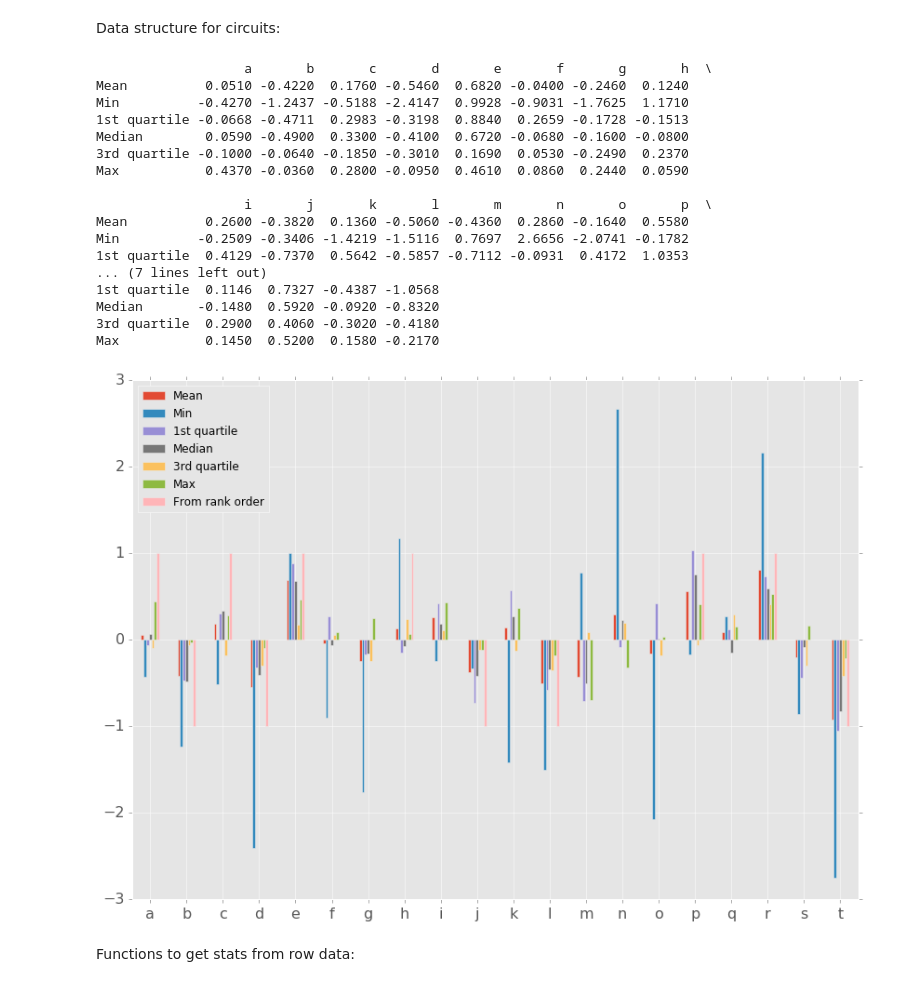
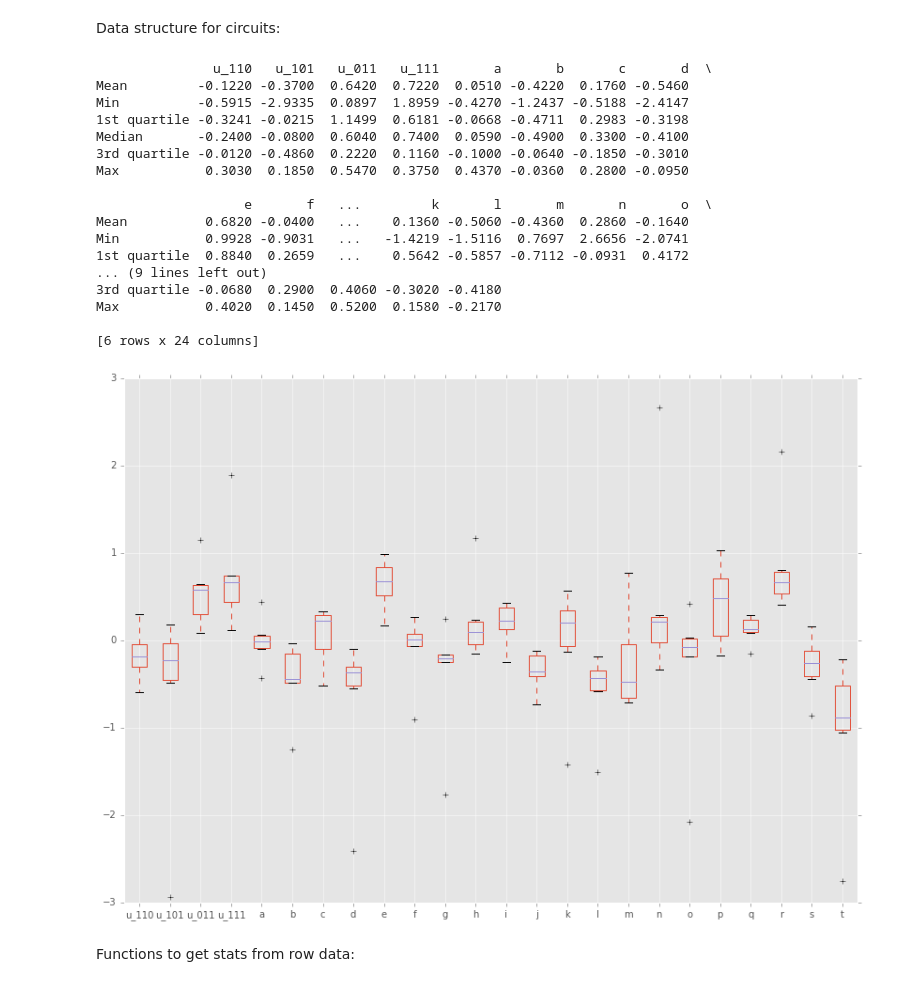
Before and after one commit to gavryushkin/fitlands, a Jupyter notebook: HIV_2007_conventional_analysis.ipynb, the cells around one changed output. Saved outputs shown, nothing was run; the diff lists cells and outputs as text; code cells hidden in the pictures.

```diff
--- a/HIV_2007_conventional_analysis.ipynb
+++ b/HIV_2007_conventional_analysis.ipynb
@@ -297,6 +337,34 @@ w111.max_value = 1.79
 Data structure for circuits:
 # %%
 circuit = pd.DataFrame(index=("Mean", "Min", "1st quartile", "Median", "3rd quartile", "Max"))
+
+circuit["u_110"] = [u_110(w000, w001, w010, w011, w100, w101, w110, w111).mean_value,
+                u_110(w000, w001, w010, w011, w100, w101, w110, w111).min_value,
+                u_110(w000, w001, w010, w011, w100, w101, w110, w111).Q1_value,
+                u_110(w000, w001, w010, w011, w100, w101, w110, w111).median_value,
+                u_110(w000, w001, w010, w011, w100, w101, w110, w111).Q3_value,
+                u_110(w000, w001, w010, w011, w100, w101, w110, w111).max_value]
+
+circuit["u_101"] = [u_101(w000, w001, w010, w011, w100, w101, w110, w111).mean_value,
+                u_101(w000, w001, w010, w011, w100, w101, w110, w111).min_value,
+                u_101(w000, w001, w010, w011, w100, w101, w110, w111).Q1_value,
+                u_101(w000, w001, w010, w011, w100, w101, w110, w111).median_value,
+                u_101(w000, w001, w010, w011, w100, w101, w110, w111).Q3_value,
+                u_101(w000, w001, w010, w011, w100, w101, w110, w111).max_value]
+
+circuit["u_011"] = [u_011(w000, w001, w010, w011, w100, w101, w110, w111).mean_value,
+                u_011(w000, w001, w010, w011, w100, w101, w110, w111).min_value,
+                u_011(w000, w001, w010, w011, w100, w101, w110, w111).Q1_value,
+                u_011(w000, w001, w010, w011, w100, w101, w110, w111).median_value,
+                u_011(w000, w001, w010, w011, w100, w101, w110, w111).Q3_value,
+                u_011(w000, w001, w010, w011, w100, w101, w110, w111).max_value]
+
+circuit["u_111"] = [u_111(w000, w001, w010, w011, w100, w101, w110, w111).mean_value,
+                u_111(w000, w001, w010, w011, w100, w101, w110, w111).min_value,
+                u_111(w000, w001, w010, w011, w100, w101, w110, w111).Q1_value,
+                u_111(w000, w001, w010, w011, w100, w101, w110, w111).median_value,
+                u_111(w000, w001, w010, w011, w100, w101, w110, w111).Q3_value,
+                u_111(w000, w001, w010, w011, w100, w101, w110, w111).max_value]
 
 circuit["a"] = [a(w000, w001, w010, w011, w100, w101, w110, w111).mean_value,
                 a(w000, w001, w010, w011, w100, w101, w110, w111).min_value,
@@ -402,55 +470,56 @@ circuit["p"] = [p(w000, w001, w010, w011, w100, w101, w110, w111).mean_value,
                p(w000, w001, w010, w011, w100, w101, w110, w111).max_value]
 circuit["q"] = [q(w000, w001, w010, w011, w100, w101, w110, w111).mean_value,
                q(w000, w001, w010, w011, w100, w101, w110, w111).min_value,
                q(w000, w001, w010, w011, w100, w101, w110, w111).Q1_value,
                q(w000, w001, w010, w011, w100, w101, w110, w111).median_value,
                q(w000, w001, w010, w011, w100, w101, w110, w111).Q3_value,
                q(w000, w001, w010, w011, w100, w101, w110, w111).max_value]
 circuit["r"] = [r(w000, w001, w010, w011, w100, w101, w110, w111).mean_value,
                r(w000, w001, w010, w011, w100, w101, w110, w111).min_value,
                r(w000, w001, w010, w011, w100, w101, w110, w111).Q1_value,
                r(w000, w001, w010, w011, w100, w101, w110, w111).median_value,
                r(w000, w001, w010, w011, w100, w101, w110, w111).Q3_value,
                r(w000, w001, w010, w011, w100, w101, w110, w111).max_value]
 circuit["s"] = [s(w000, w001, w010, w011, w100, w101, w110, w111).mean_value,
                s(w000, w001, w010, w011, w100, w101, w110, w111).min_value,
                s(w000, w001, w010, w011, w100, w101, w110, w111).Q1_value,
                s(w000, w001, w010, w011, w100, w101, w110, w111).median_value,
                s(w000, w001, w010, w011, w100, w101, w110, w111).Q3_value,
                s(w000, w001, w010, w011, w100, w101, w110, w111).max_value]
 circuit["t"] = [t(w000, w001, w010, w011, w100, w101, w110, w111).mean_value,
                t(w000, w001, w010, w011, w100, w101, w110, w111).min_value,
                t(w000, w001, w010, w011, w100, w101, w110, w111).Q1_value,
                t(w000, w001, w010, w011, w100, w101, w110, w111).median_value,
                t(w000, w001, w010, w011, w100, w101, w110, w111).Q3_value,
                t(w000, w001, w010, w011, w100, w101, w110, w111).max_value]
 
-circuit_transposed = circuit.transpose()
-circuit_transposed["From rank order"] = [1, -1, 1, -1, 1, 0, 0, 1, 0, -1, 0, -1, 0, 0, 0, 1, 0, 1, 0, -1]
+# circuit_transposed = circuit.transpose()
+circuit_transposed = circuit
+# circuit_transposed["From rank order"] = [1, -1, 1, -1, 1, 0, 0, 1, 0, -1, 0, -1, 0, 0, 0, 1, 0, 1, 0, -1]
 print(circuit)
-circuit_transposed.plot.bar(figsize=(14,10))
-plt.xticks(rotation='horizontal', size="16")
-plt.yticks(size="16")
+circuit_transposed.plot.box(figsize=(14,10))
+plt.xticks(rotation='horizontal', size="10")
+plt.yticks(size="10")
 plt.savefig("HIV_2007_conventional_stats.pdf")
 # %% [output]
-                   a       b       c       d       e       f       g       h  \
-Mean          0.0510 -0.4220  0.1760 -0.5460  0.6820 -0.0400 -0.2460  0.1240
-Min          -0.4270 -1.2437 -0.5188 -2.4147  0.9928 -0.9031 -1.7625  1.1710
-1st quartile -0.0668 -0.4711  0.2983 -0.3198  0.8840  0.2659 -0.1728 -0.1513
-Median        0.0590 -0.4900  0.3300 -0.4100  0.6720 -0.0680 -0.1600 -0.0800
-3rd quartile -0.1000 -0.0640 -0.1850 -0.3010  0.1690  0.0530 -0.2490  0.2370
-Max           0.4370 -0.0360  0.2800 -0.0950  0.4610  0.0860  0.2440  0.0590
+               u_110   u_101   u_011   u_111       a       b       c       d  \
+Mean         -0.1220 -0.3700  0.6420  0.7220  0.0510 -0.4220  0.1760 -0.5460
+Min          -0.5915 -2.9335  0.0897  1.8959 -0.4270 -1.2437 -0.5188 -2.4147
+1st quartile -0.3241 -0.0215  1.1499  0.6181 -0.0668 -0.4711  0.2983 -0.3198
+Median       -0.2400 -0.0800  0.6040  0.7400  0.0590 -0.4900  0.3300 -0.4100
+3rd quartile -0.0120 -0.4860  0.2220  0.1160 -0.1000 -0.0640 -0.1850 -0.3010
+Max           0.3030  0.1850  0.5470  0.3750  0.4370 -0.0360  0.2800 -0.0950
 
-                   i       j       k       l       m       n       o       p  \
-Mean          0.2600 -0.3820  0.1360 -0.5060 -0.4360  0.2860 -0.1640  0.5580
-Min          -0.2509 -0.3406 -1.4219 -1.5116  0.7697  2.6656 -2.0741 -0.1782
-1st quartile  0.4129 -0.7370  0.5642 -0.5857 -0.7112 -0.0931  0.4172  1.0353
-... (7 lines left out)
-1st quartile  0.1146  0.7327 -0.4387 -1.0568
-Median       -0.1480  0.5920 -0.0920 -0.8320
-3rd quartile  0.2900  0.4060 -0.3020 -0.4180
-Max           0.1450  0.5200  0.1580 -0.2170
+                   e       f   ...         k       l       m       n       o  \
+Mean          0.6820 -0.0400   ...    0.1360 -0.5060 -0.4360  0.2860 -0.1640
+Min           0.9928 -0.9031   ...   -1.4219 -1.5116  0.7697  2.6656 -2.0741
+1st quartile  0.8840  0.2659   ...    0.5642 -0.5857 -0.7112 -0.0931  0.4172
+... (9 lines left out)
+3rd quartile -0.0680  0.2900  0.4060 -0.3020 -0.4180
+Max           0.4020  0.1450  0.5200  0.1580 -0.2170
+
+[6 rows x 24 columns]
-[figure, old version]
+[figure, new version]
 # %% [markdown]
 Functions to get stats from row data:
 # %%
```
Also changed, not shown: parts of 3 cells of this notebook.
